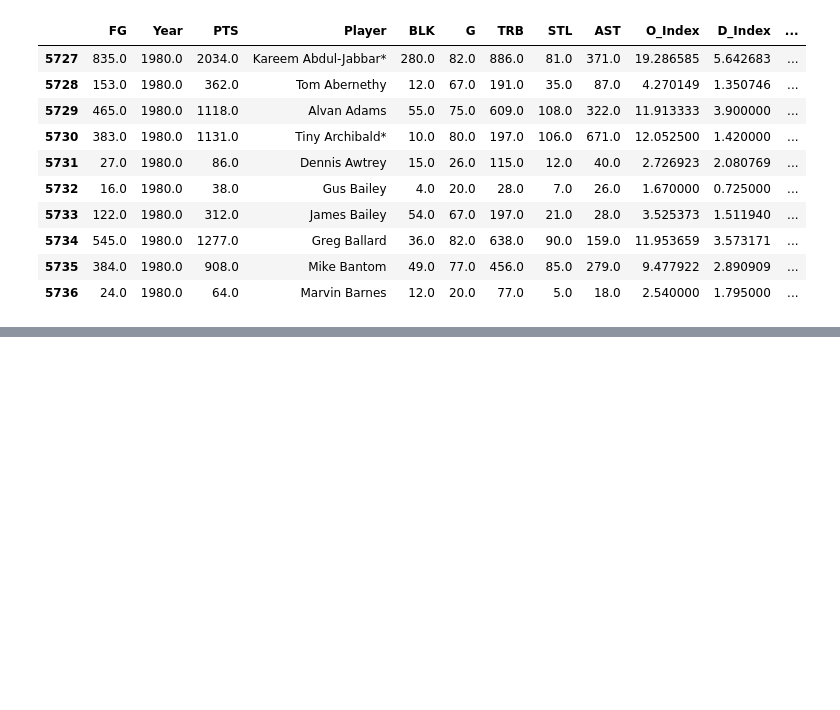
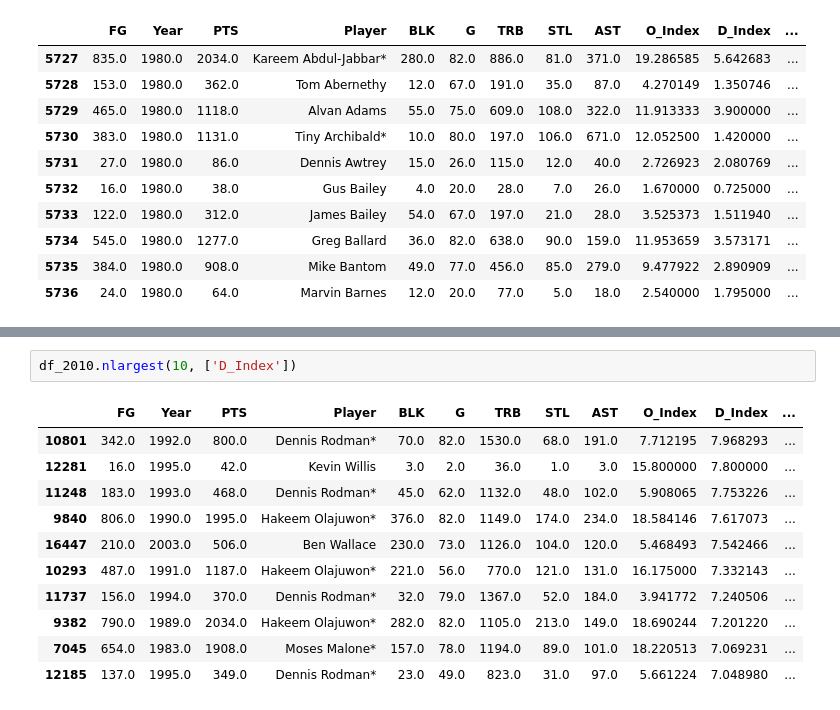
Before and after one commit to puglord88/Purple_Team_Project_1, a Jupyter notebook: NBA DATA CLEAN.ipynb, the cells around one changed output, grey strips where cells are left out. Saved outputs shown, nothing was run; the diff lists cells and outputs as text; blank space fills up the shorter version.

```diff
--- a/NBA DATA CLEAN.ipynb
+++ b/NBA DATA CLEAN.ipynb
@@ -326,0 +512,14 @@ df_2010.head()
+# %%
+df_2010.nlargest(10, ['D_Index'])
+# %% [output]
+|  | FG | Year | PTS | Player | BLK | G | TRB | STL | AST | O_Index | D_Index | ... |
+| 10801 | 342.0 | 1992.0 | 800.0 | Dennis Rodman* | 70.0 | 82.0 | 1530.0 | 68.0 | 191.0 | 7.712195 | 7.968293 | ... |
+| 12281 | 16.0 | 1995.0 | 42.0 | Kevin Willis | 3.0 | 2.0 | 36.0 | 1.0 | 3.0 | 15.800000 | 7.800000 | ... |
+| 11248 | 183.0 | 1993.0 | 468.0 | Dennis Rodman* | 45.0 | 62.0 | 1132.0 | 48.0 | 102.0 | 5.908065 | 7.753226 | ... |
+| 9840 | 806.0 | 1990.0 | 1995.0 | Hakeem Olajuwon* | 376.0 | 82.0 | 1149.0 | 174.0 | 234.0 | 18.584146 | 7.617073 | ... |
+| 16447 | 210.0 | 2003.0 | 506.0 | Ben Wallace | 230.0 | 73.0 | 1126.0 | 104.0 | 120.0 | 5.468493 | 7.542466 | ... |
+| 10293 | 487.0 | 1991.0 | 1187.0 | Hakeem Olajuwon* | 221.0 | 56.0 | 770.0 | 121.0 | 131.0 | 16.175000 | 7.332143 | ... |
+| 11737 | 156.0 | 1994.0 | 370.0 | Dennis Rodman* | 32.0 | 79.0 | 1367.0 | 52.0 | 184.0 | 3.941772 | 7.240506 | ... |
+| 9382 | 790.0 | 1989.0 | 2034.0 | Hakeem Olajuwon* | 282.0 | 82.0 | 1105.0 | 213.0 | 149.0 | 18.690244 | 7.201220 | ... |
+| 7045 | 654.0 | 1983.0 | 1908.0 | Moses Malone* | 157.0 | 78.0 | 1194.0 | 89.0 | 101.0 | 18.220513 | 7.069231 | ... |
+| 12185 | 137.0 | 1995.0 | 349.0 | Dennis Rodman* | 23.0 | 49.0 | 823.0 | 31.0 | 97.0 | 5.661224 | 7.048980 | ... |
```
Also changed, not shown: parts of 13 cells of this notebook.
